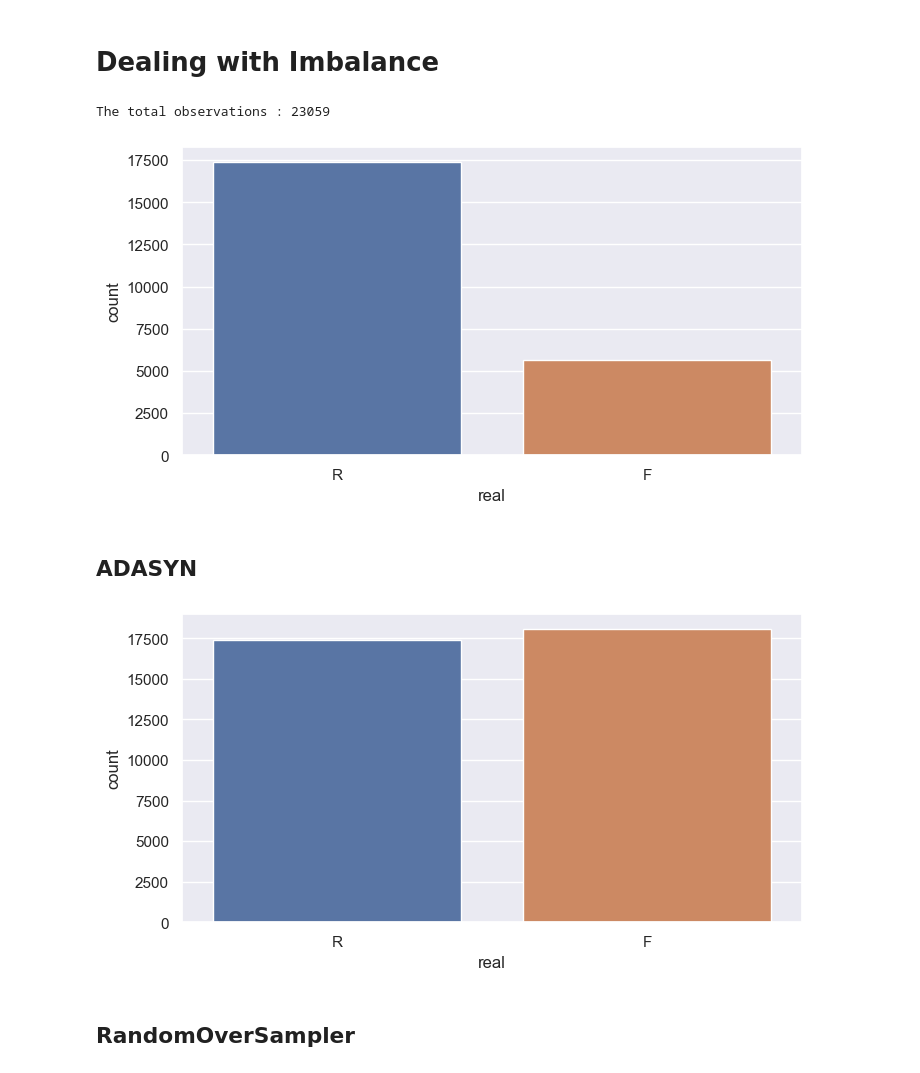
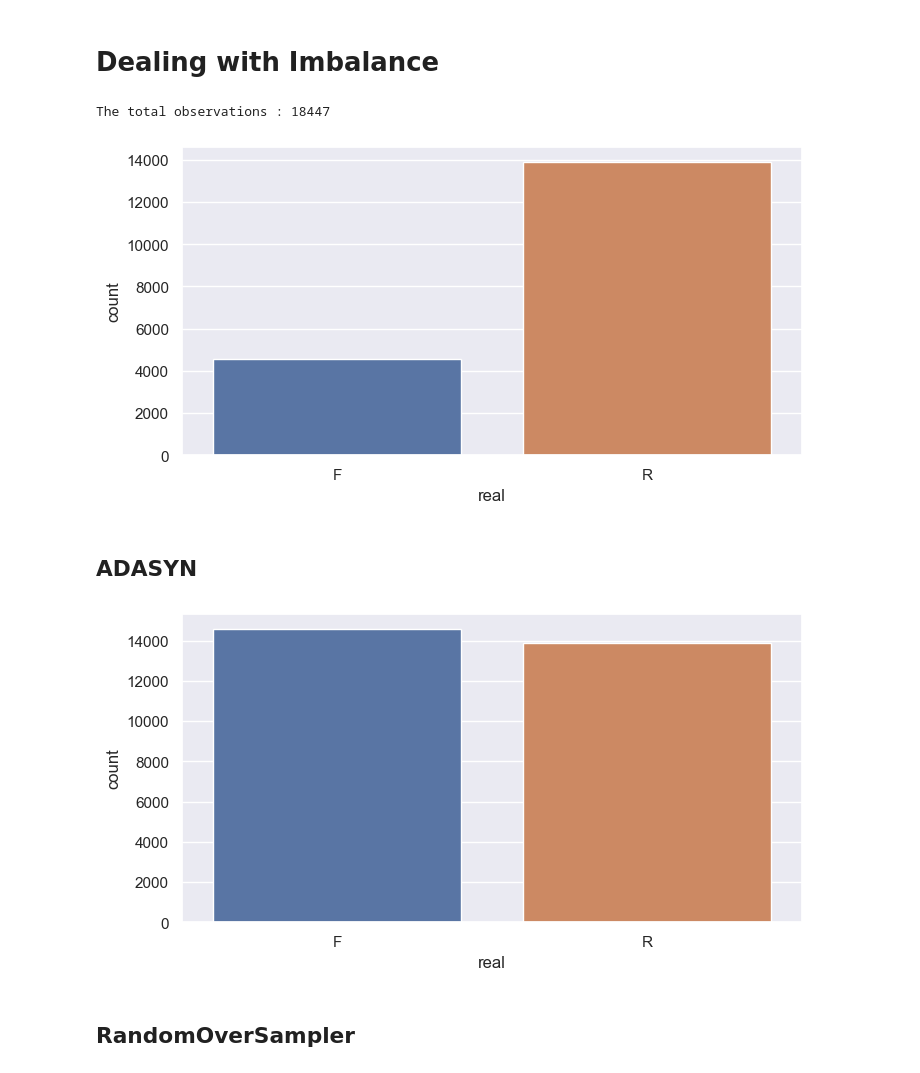
Before and after one commit to pinilDissanayaka/Fake_News_Detection, a Jupyter notebook: Notebook/Detection.ipynb, the cells around one changed output. Cells and saved outputs as stored; diff of their text form; code cells hidden in the pictures.

```diff
--- a/Notebook/Detection.ipynb
+++ b/Notebook/Detection.ipynb
@@ -214,3 +218,5 @@ print(x)
   (23058, 2778) 0.27335507241049045
   (23058, 1617) 0.4432916635667414
   (23058, 1172) 0.18257941270673403
+# %%
+x_train, x_test, y_train, y_test = train_test_split(x, y, train_size = 0.8, random_state = 24)
@@ -217,15 +241,15 @@ print(x)
 # %% [markdown]
 # Dealing with Imbalance
 # %%
-print("The total observations :", len(y.index))
+print("The total observations :", len(y_train.index))
 
 sns.set()
 plt.figure(figsize = (8, 4))
-sns.countplot(x = y)
+sns.countplot(x = y_train)
 plt.show()
 # %% [output]
-The total observations : 23059
+The total observations : 18447
-[figure, old version]
+[figure, new version]
 # %% [markdown]
 ## ADASYN
 # %%
@@ -234,10 +258,10 @@ x_ad, y_ad = ad.fit_resample(x, y)
 # %%
 sns.set()
 plt.figure(figsize = (8, 4))
-sns.countplot(x = y_ad)
+sns.countplot(x = y_train_ad)
 plt.show()
 # %% [output]
-[figure, old version]
+[figure, new version]
 # %% [markdown]
 ## RandomOverSampler
 # %%
```
Also changed, not shown: parts of 11 cells of this notebook.
